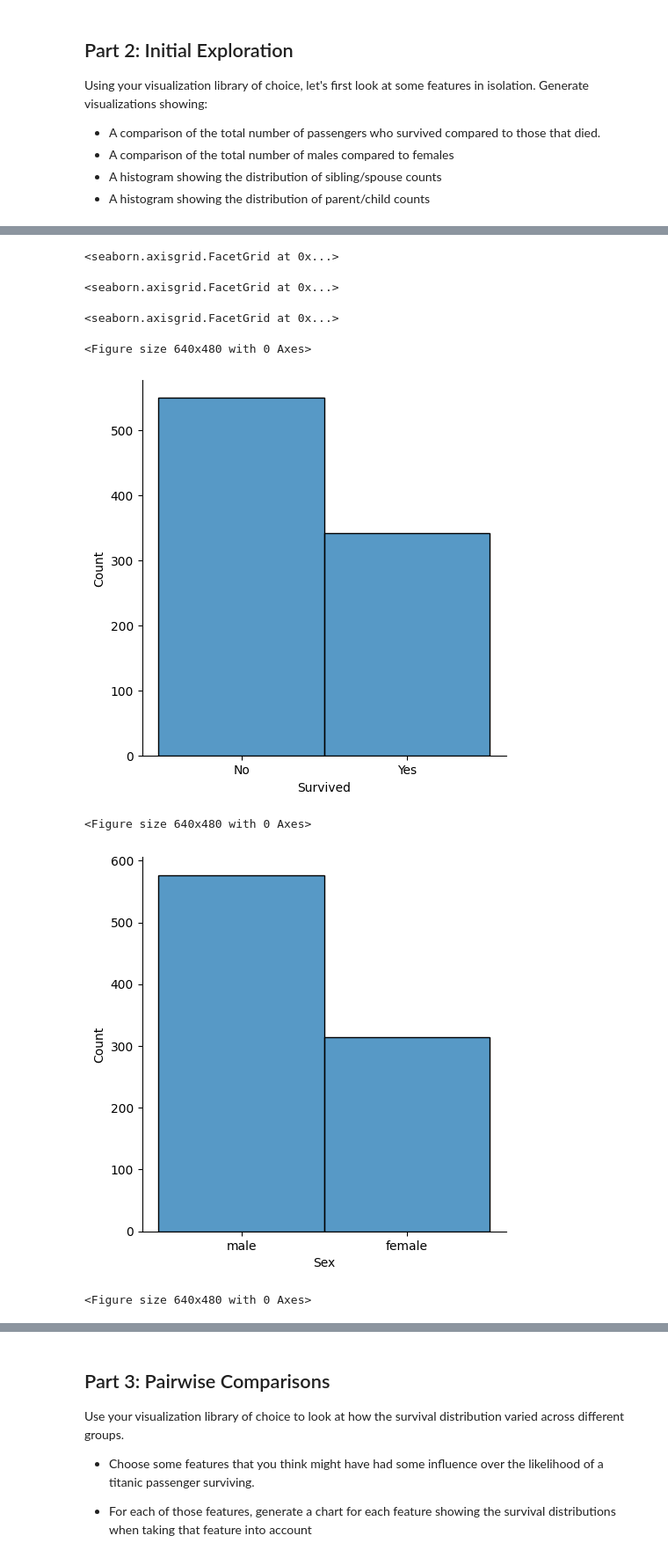
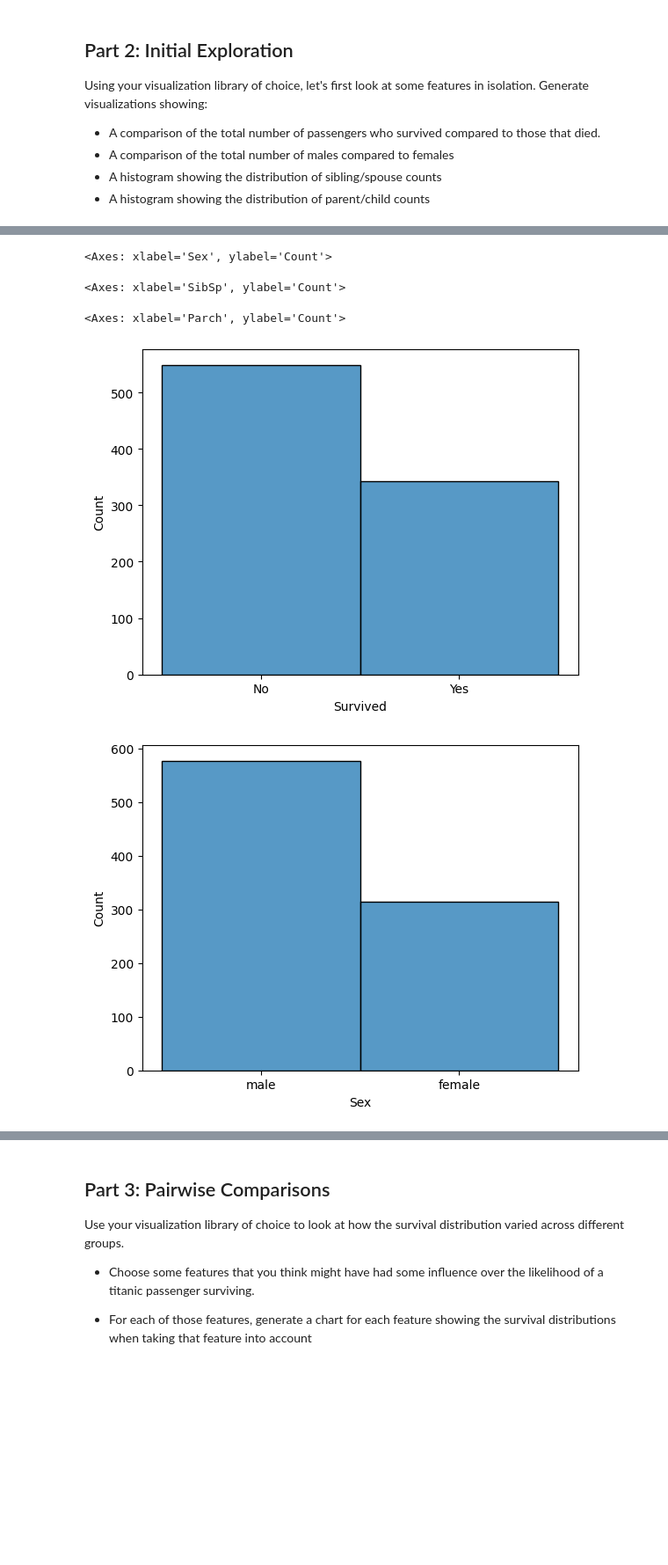
Before and after one commit to austinvirgin/HelloWorld, a Jupyter notebook: notebooks/Exploration_03.ipynb, the cells around one changed output, grey strips where cells are left out. Shown at 88% size. Saved outputs shown, nothing was run; the diff lists cells and outputs as text; code cells hidden in the pictures; blank space fills up the shorter version.

```diff
--- a/notebooks/Exploration_03.ipynb
+++ b/notebooks/Exploration_03.ipynb
@@ -96,14 +107,14 @@ import seaborn as sns
 import matplotlib.pyplot as plt
 
 plt.figure()
-display(sns.displot(data = df, x = "Survived"))
+display(sns.histplot(data = df, x = 'Survived'))
 
 plt.figure()
-display(sns.displot(data = df, x = 'Sex'))
+display(sns.histplot(data = df, x = "Sex"))
 
 plt.figure()
-display(sns.displot(data = df, x = "SibSp"))
+display(sns.histplot(data = df, x = 'SibSp'))
 
 plt.figure()
-display(sns.displot(data = df, x = "Parch"))
+display(sns.histplot(data = df, x = 'Parch'))
 # %% [output]
@@ -111,8 +122,5 @@ display(sns.displot(data = df, x = "Parch"))
-<seaborn.axisgrid.FacetGrid at 0x...>
+<Axes: xlabel='Sex', ylabel='Count'>
-<seaborn.axisgrid.FacetGrid at 0x...>
+<Axes: xlabel='SibSp', ylabel='Count'>
-<seaborn.axisgrid.FacetGrid at 0x...>
+<Axes: xlabel='Parch', ylabel='Count'>
-<Figure size 640x480 with 0 Axes>
-[figure, old version]
+[figure, new version]
-<Figure size 640x480 with 0 Axes>
-[figure, old version]
+[figure, new version]
-<Figure size 640x480 with 0 Axes>
```
Also changed, not shown: parts of 10 cells of this notebook.
